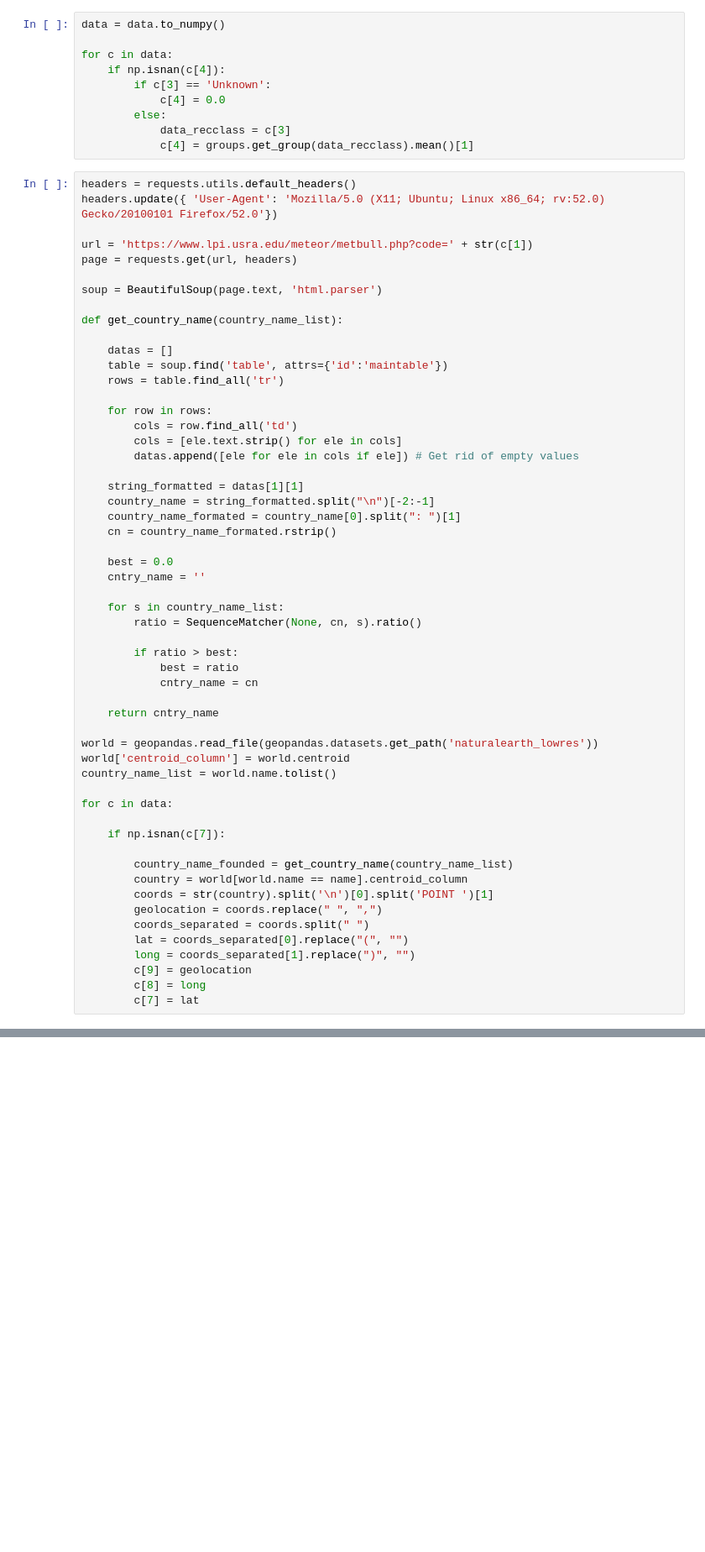
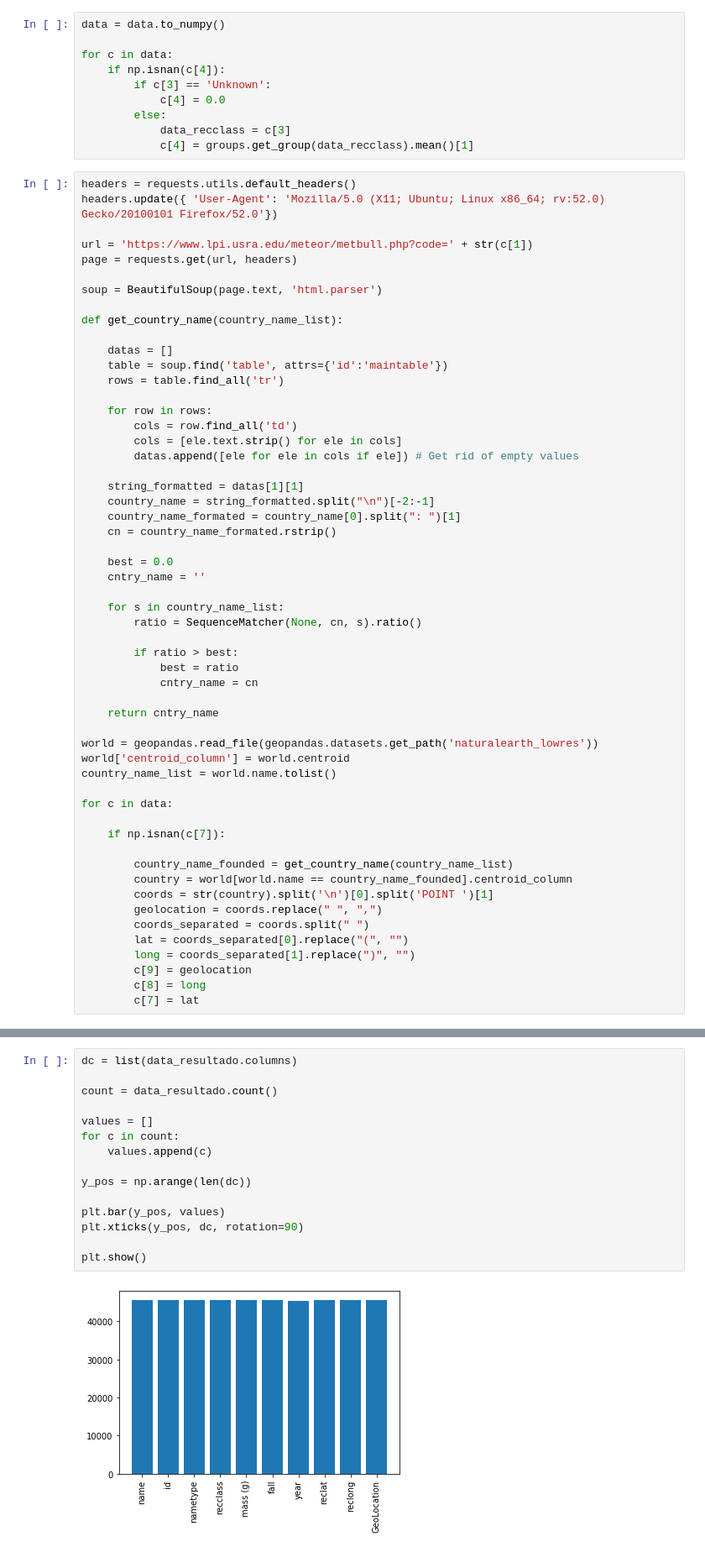
Before and after one commit to Bad-Data-csv/chasers-of-the-lost-data, a Jupyter notebook: workflow_meteorites.ipynb, the cells around one changed output, grey strips where cells are left out. Shown: that part at 84% size. Cells and saved outputs as stored; diff of their text form; blank space fills up the shorter version.

```diff
--- a/workflow_meteorites.ipynb
+++ b/workflow_meteorites.ipynb
@@ -83,7 +101,7 @@ for c in data:
     if np.isnan(c[7]):
 
         country_name_founded = get_country_name(country_name_list)
-        country = world[world.name == name].centroid_column
+        country = world[world.name == country_name_founded].centroid_column
         coords = str(country).split('\n')[0].split('POINT ')[1]
         geolocation = coords.replace(" ", ",")
         coords_separated = coords.split(" ")
@@ -129,0 +130,17 @@ memory usage: 3.5+ MB
+# %%
+dc = list(data_resultado.columns)
+
+count = data_resultado.count()
+
+values = []
+for c in count:
+    values.append(c)
+
+y_pos = np.arange(len(dc))
+
+plt.bar(y_pos, values)
+plt.xticks(y_pos, dc, rotation=90)
+
+plt.show()
+# %% [output]
+[figure, added]
```
Also changed, not shown: parts of 7 cells of this notebook.
